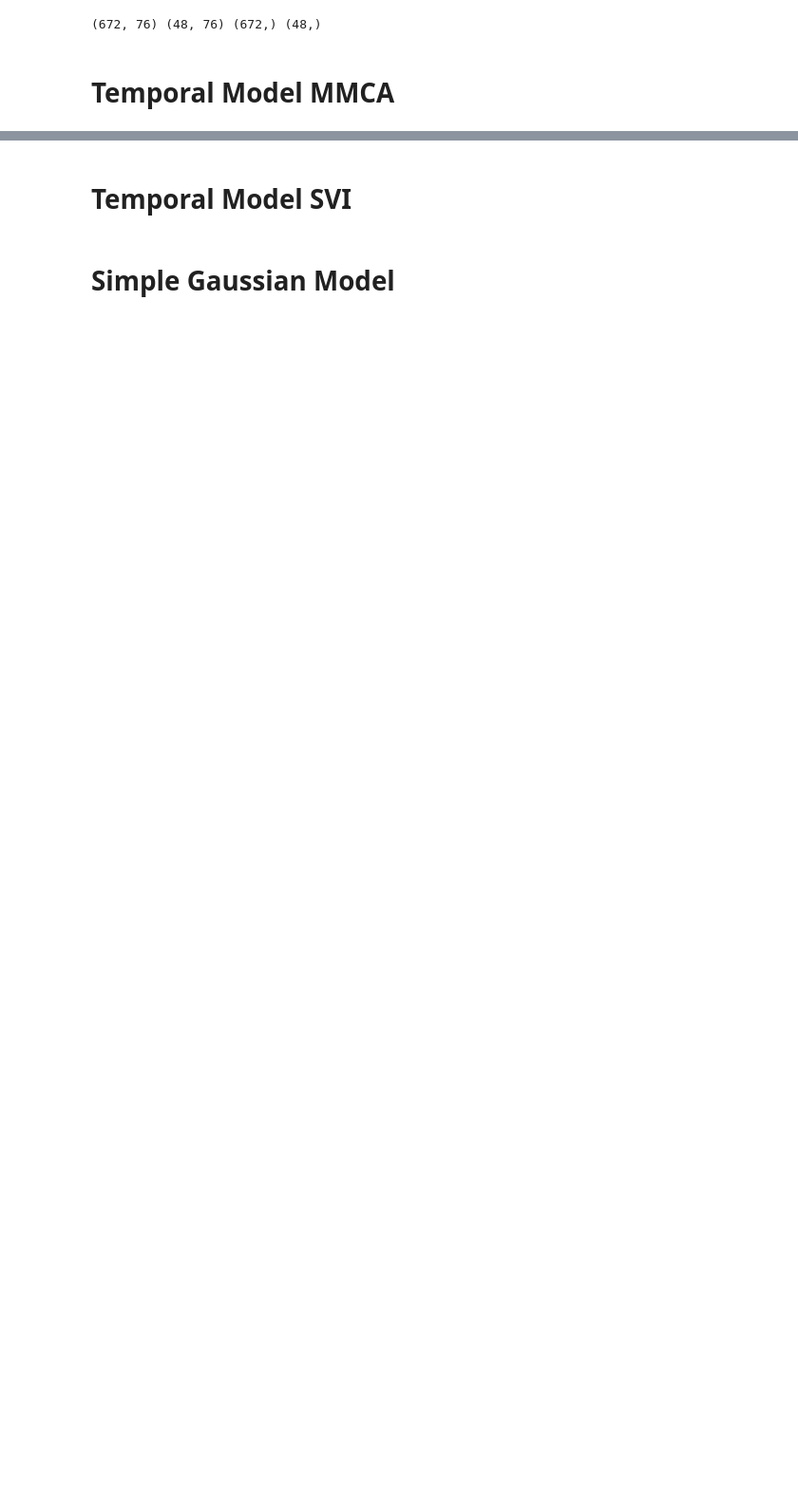
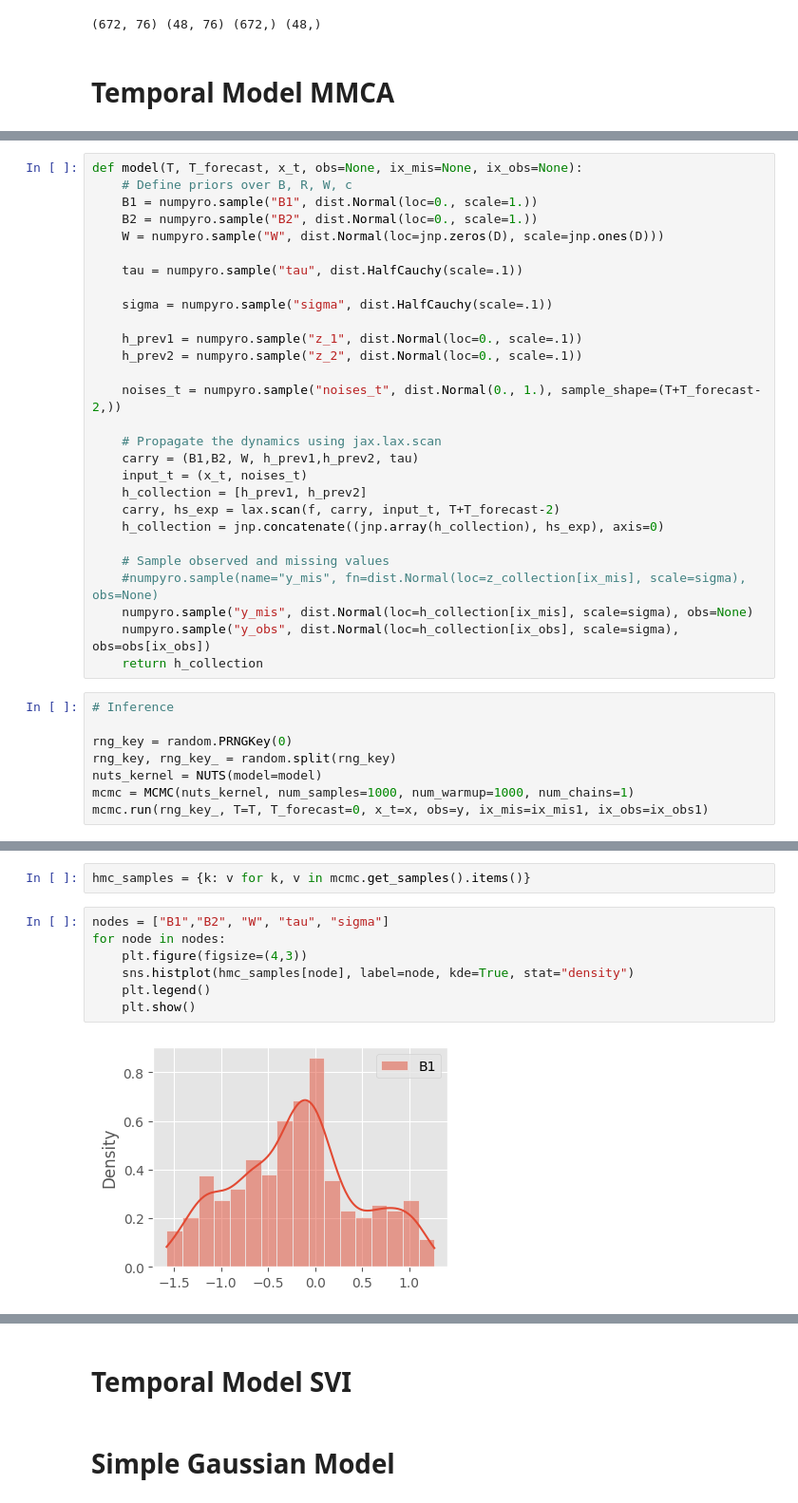
Before and after one commit to SorenBlattBendtsen/model_based, a Jupyter notebook: final_notebook.ipynb, the cells around one changed output, grey strips where cells are left out. Shown at 95% size. Cells and saved outputs as stored; diff of their text form; blank space fills up the shorter version.

```diff
--- a/final_notebook.ipynb
+++ b/final_notebook.ipynb
@@ -41,0 +110,36 @@ y_test_num = y_test.to_numpy()
+# %%
+def model(T, T_forecast, x_t, obs=None, ix_mis=None, ix_obs=None):
+    # Define priors over B, R, W, c
+    B1 = numpyro.sample("B1", dist.Normal(loc=0., scale=1.))
+    B2 = numpyro.sample("B2", dist.Normal(loc=0., scale=1.))
+    W = numpyro.sample("W", dist.Normal(loc=jnp.zeros(D), scale=jnp.ones(D)))
+
+    tau = numpyro.sample("tau", dist.HalfCauchy(scale=.1))
+
+    sigma = numpyro.sample("sigma", dist.HalfCauchy(scale=.1))
+
+    h_prev1 = numpyro.sample("z_1", dist.Normal(loc=0., scale=.1))
+    h_prev2 = numpyro.sample("z_2", dist.Normal(loc=0., scale=.1))
+
+    noises_t = numpyro.sample("noises_t", dist.Normal(0., 1.), sample_shape=(T+T_forecast-2,))
+
+    # Propagate the dynamics using jax.lax.scan
+    carry = (B1,B2, W, h_prev1,h_prev2, tau)
+    input_t = (x_t, noises_t)
+    h_collection = [h_prev1, h_prev2]
+    carry, hs_exp = lax.scan(f, carry, input_t, T+T_forecast-2)
+    h_collection = jnp.concatenate((jnp.array(h_collection), hs_exp), axis=0)
+
+    # Sample observed and missing values
+    #numpyro.sample(name="y_mis", fn=dist.Normal(loc=z_collection[ix_mis], scale=sigma), obs=None)
+    numpyro.sample("y_mis", dist.Normal(loc=h_collection[ix_mis], scale=sigma), obs=None)
+    numpyro.sample("y_obs", dist.Normal(loc=h_collection[ix_obs], scale=sigma), obs=obs[ix_obs])
+    return h_collection
+# %%
+# Inference
+
+rng_key = random.PRNGKey(0)
+rng_key, rng_key_ = random.split(rng_key)
+nuts_kernel = NUTS(model=model)
+mcmc = MCMC(nuts_kernel, num_samples=1000, num_warmup=1000, num_chains=1)
+mcmc.run(rng_key_, T=T, T_forecast=0, x_t=x, obs=y, ix_mis=ix_mis1, ix_obs=ix_obs1)
@@ -41,0 +166,11 @@ y_test_num = y_test.to_numpy()
+# %%
+hmc_samples = {k: v for k, v in mcmc.get_samples().items()}
+# %%
+nodes = ["B1","B2", "W", "tau", "sigma"]
+for node in nodes:
+    plt.figure(figsize=(4,3))
+    sns.histplot(hmc_samples[node], label=node, kde=True, stat="density")
+    plt.legend()
+    plt.show()
+# %% [output]
+[figure, added]
```
Also changed, not shown: parts of 12 cells of this notebook.
